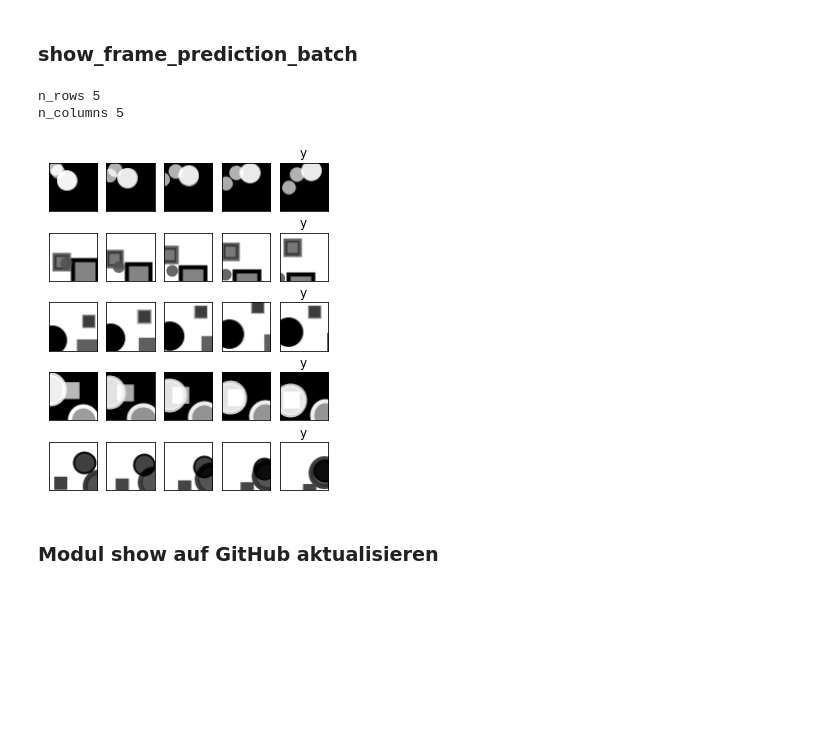
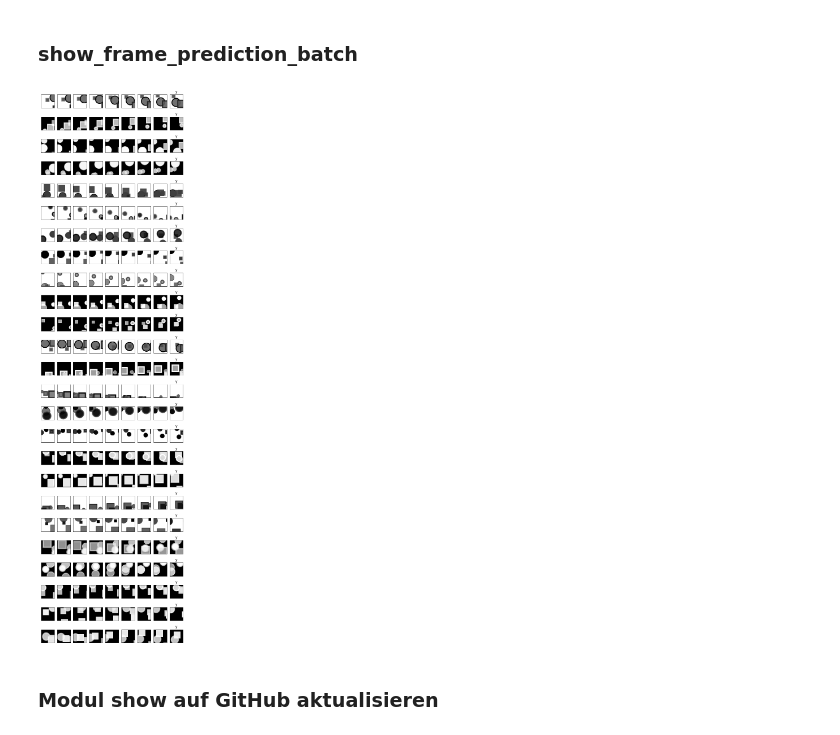
Before and after one commit to MaschinenNah/ml_utils_develop_and_test, a Jupyter notebook: ml_utils_show_develop_and_test.ipynb, the cells around one changed output. Drawn from its saved outputs; the diff is of its cells as text; code cells hidden in the pictures; blank space fills up the shorter version.

```diff
--- a/ml_utils_show_develop_and_test.ipynb
+++ b/ml_utils_show_develop_and_test.ipynb
@@ -140,14 +140,12 @@ class FramePredictionGenerator(Sequence):
 # %% [markdown]
 ### show_frame_prediction_batch
 # %%
-frame_pred_gen = FramePredictionGenerator("/content/data/scenes", (48, 48), 4, 5)
+frame_pred_gen = FramePredictionGenerator("/content/data/scenes", (48, 48), 8, 25)
 batch = frame_pred_gen[0]
 
 show.show_frame_prediction_batch(batch)
 # %% [output]
-n_rows 5
-n_columns 5
-[figure, old version]
+[figure, new version]
 # %% [markdown]
 ### Modul show auf GitHub aktualisieren
 # %%
```
Also changed, not shown: parts of 4 cells of this notebook.
